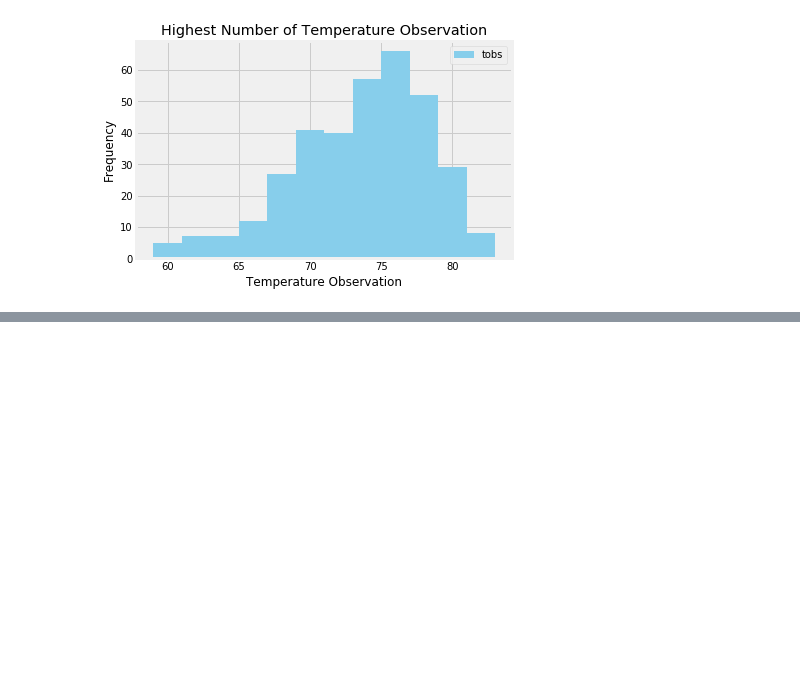
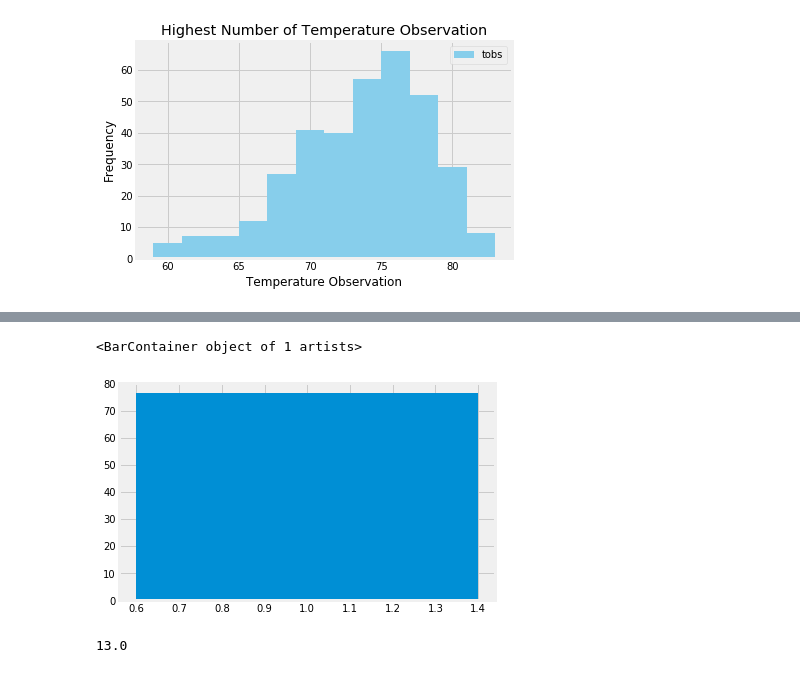
Before and after one commit to anag33/SMU_Data_Science_Projects, a Jupyter notebook: 10-Advanced-Data-Storage-and-Retrieval/Instructions/climate_analysis.ipynb, the cells around one changed output, grey strips where cells are left out. Drawn from its saved outputs; the diff is of its cells as text; code cells hidden in the pictures; blank space fills up the shorter version.

```diff
--- a/10-Advanced-Data-Storage-and-Retrieval/Instructions/climate_analysis.ipynb
+++ b/10-Advanced-Data-Storage-and-Retrieval/Instructions/climate_analysis.ipynb
@@ -288,0 +405,10 @@ plt.show()
+# %%
+plt.bar(1, y)
+# %% [output]
+<BarContainer object of 1 artists>
+[figure, added]
+# %%
+yerror= df8.tobs.max() - df8.tobs.min()
+yerror
+# %% [output]
+13.0
```
Also changed, not shown: parts of 22 cells of this notebook.
